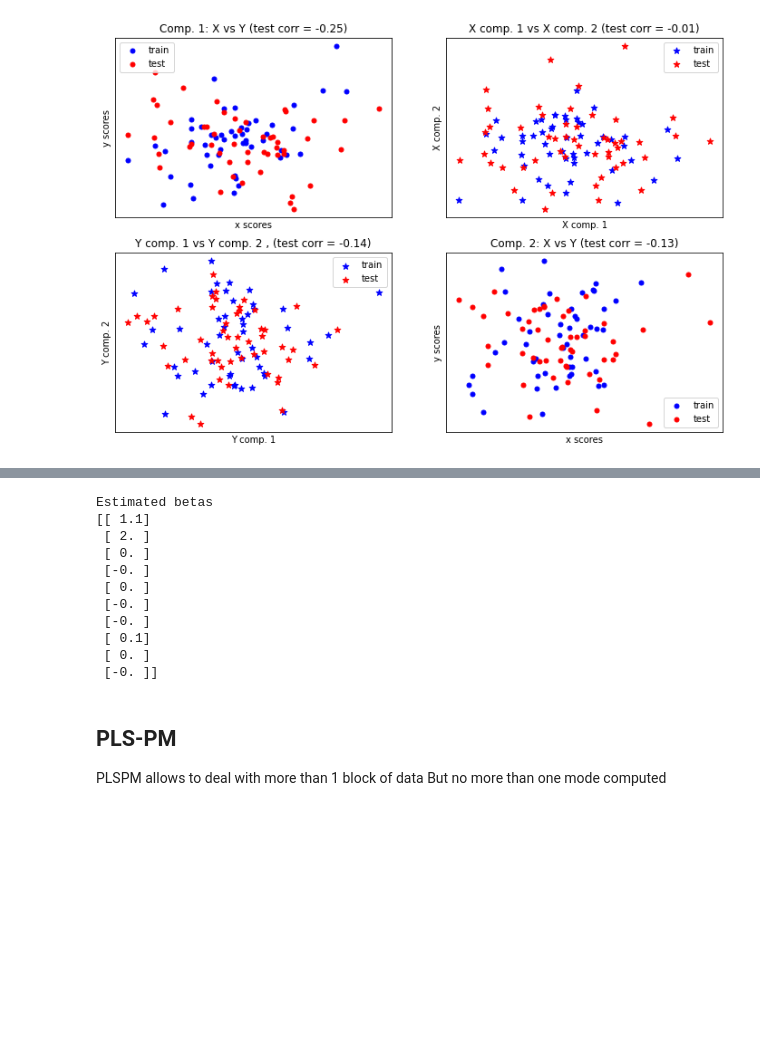
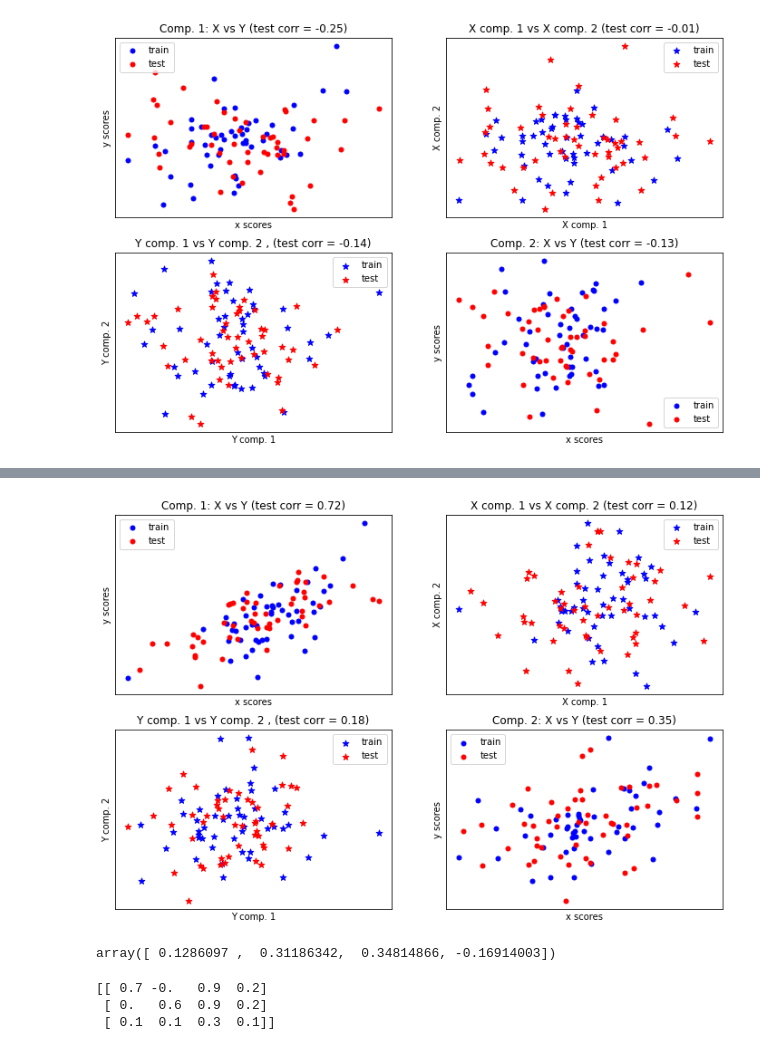
Before and after one commit to LeonieBorne/plstuto, a Jupyter notebook: tutorials/introduction.ipynb, the cells around one changed output, grey strips where cells are left out. Saved outputs shown, nothing was run; the diff lists cells and outputs as text; code cells hidden in the pictures; blank space fills up the shorter version.

Commit message:
add doc on plspm

```diff
--- a/tutorials/introduction.ipynb
+++ b/tutorials/introduction.ipynb
@@ -198,29 +151,41 @@ array([[5.26894782, 5.76958399, 5.61424268],
-# %%
-# PLS regression, with univariate response, a.k.a. PLS1
-
-n = 1000
-p = 10
-X = np.random.normal(size=n * p).reshape((n, p))
-y = X[:, 0] + 2 * X[:, 1] + np.random.normal(size=n * 1) + 5
-pls1 = PLSRegression(n_components=3)
-pls1.fit(X, y)
-# note that the number of components exceeds 1 (the dimension of y)
-print("Estimated betas")
-print(np.round(pls1.coef_, 1))
-# %% [output]
-Estimated betas
-[[ 1.1]
- [ 2. ]
- [ 0. ]
- [-0. ]
- [ 0. ]
- [-0. ]
- [-0. ]
- [ 0.1]
- [ 0. ]
- [-0. ]]
-# %% [markdown]
-## PLS-PM
-
-PLSPM allows to deal with more than 1 block of data
-But no more than one mode computed
+# %%
+from sklearn.metrics import r2_score
+
+l1 = np.random.normal(size=n)
+l2 = np.random.normal(size=n)
+l3 = np.random.normal(size=n)
+l4 = np.random.normal(size=n)
+
+latents_x = np.array([l1, l2, l3]).T
+latents_y = np.array([l1, l2, l1+l2, l4]).T
+
+X = latents_x + np.random.normal(size=3 * n).reshape((n, 3))
+Y = latents_y + np.random.normal(size=4 * n).reshape((n, 4))
+
+X_train = X[:n // 2]
+Y_train = Y[:n // 2]
+X_test = X[n // 2:]
+Y_test = Y[n // 2:]
+# %%
+# PLS regression, with multivariate response, a.k.a. PLS2
+
+pls2 = PLSRegression(n_components=2)
+pls2.fit(X_train, Y_train)
+Y_pred = pls2.predict(X_test)
+
+X_train_r, Y_train_r = pls2.transform(X_train, Y_train)
+X_test_r, Y_test_r = pls2.transform(X_test, Y_test)
+
+plot_scores(X_train_r, Y_train_r, X_test_r, Y_test_r)
+# %% [output]
+[figure, added]
+# %%
+r2_score(Y_test, Y_pred, multioutput='raw_values')
+# %% [output]
+array([ 0.1286097 ,  0.31186342,  0.34814866, -0.16914003])
+# %%
+print(np.round(pls2.coef_, 1))
+# %% [output]
+[[ 0.7 -0.   0.9  0.2]
+ [ 0.   0.6  0.9  0.2]
+ [ 0.1  0.1  0.3  0.1]]
```
Also changed, not shown: parts of 18 cells of this notebook.
